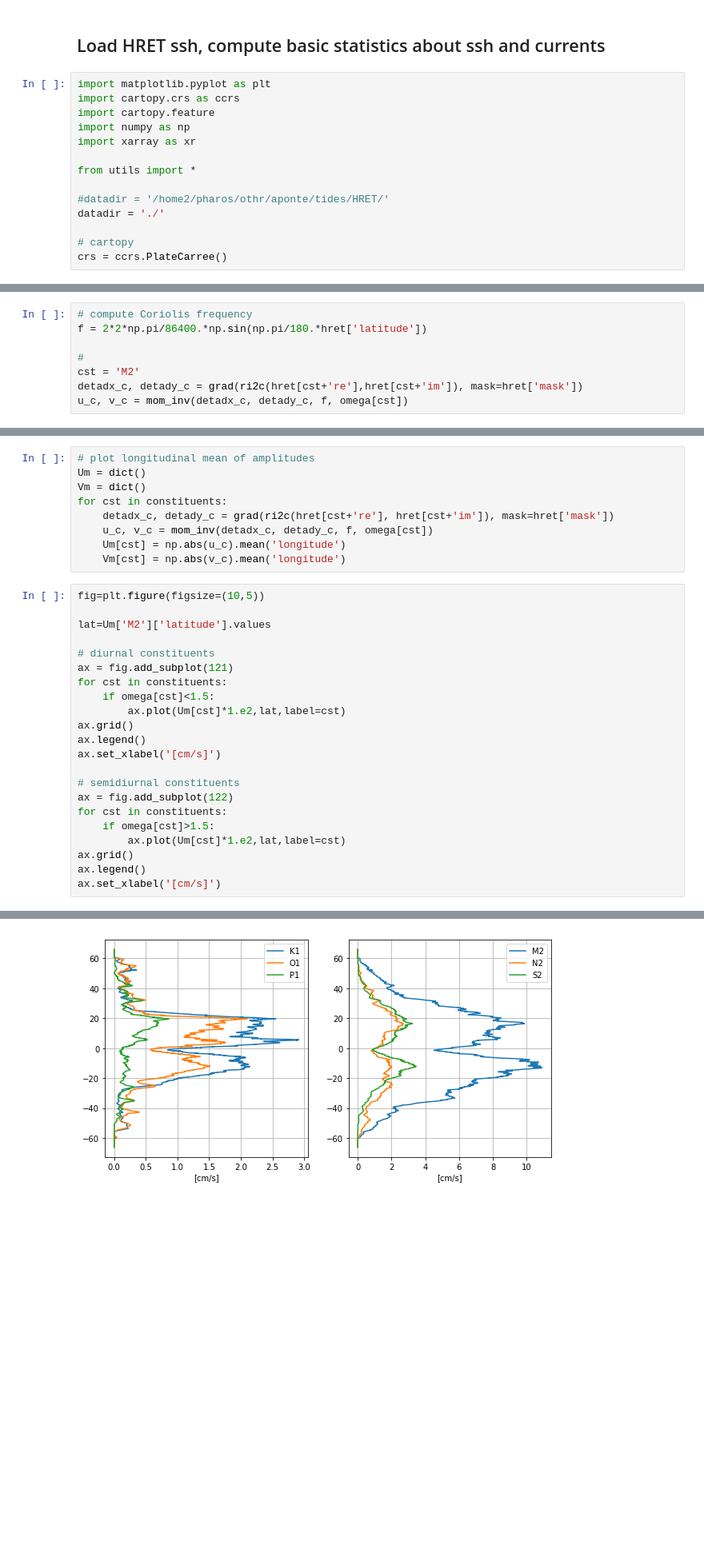
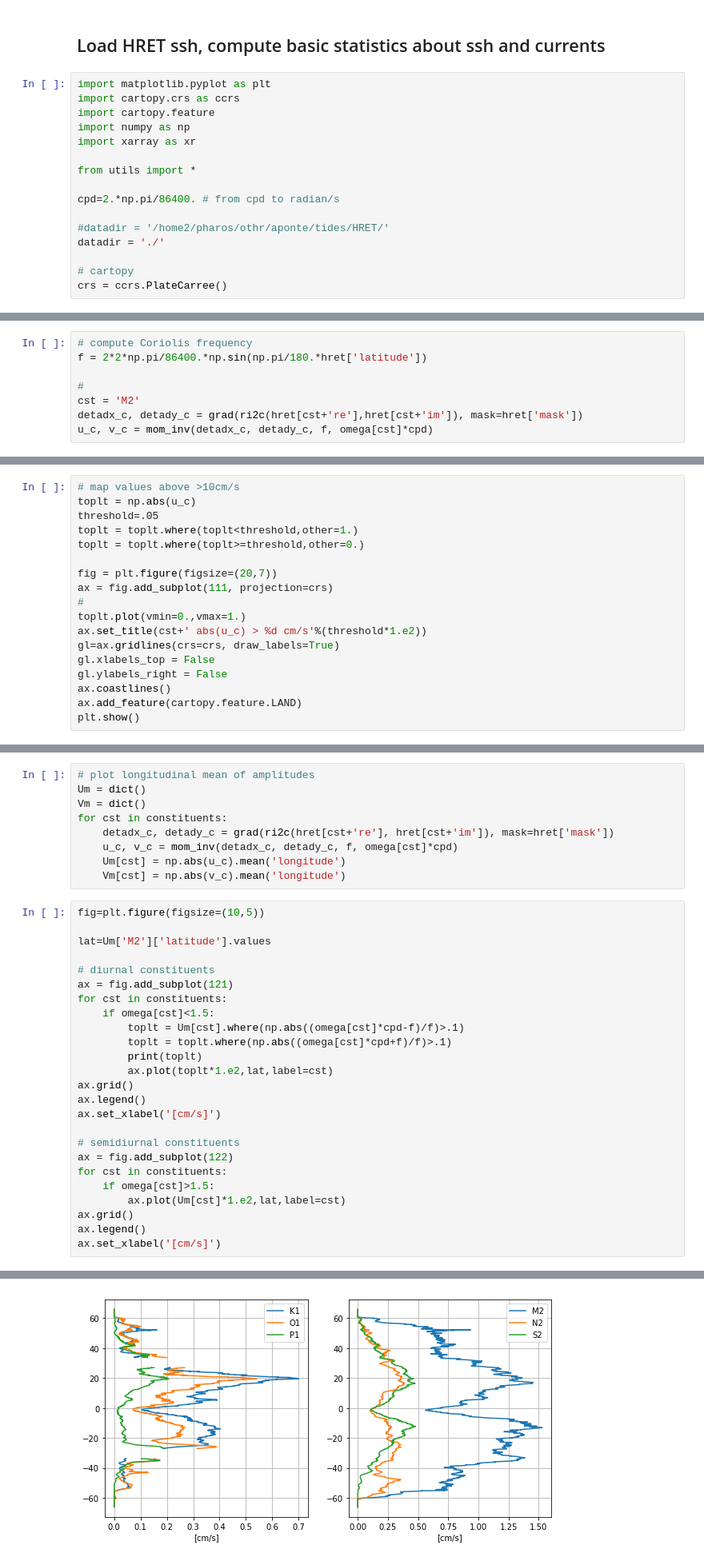
Before and after one commit to apatlpo/iwave_sst, a Jupyter notebook: tides/hret_ssh_uv.ipynb, the cells around one changed output, grey strips where cells are left out. Shown at 80% size. Cells and saved outputs as stored; diff of their text form; blank space fills up the shorter version.

```diff
--- a/tides/hret_ssh_uv.ipynb
+++ b/tides/hret_ssh_uv.ipynb
@@ -10,6 +10,8 @@ import xarray as xr
 
 from utils import *
 
+cpd=2.*np.pi/86400. # from cpd to radian/s
+
 #datadir = '/home2/pharos/othr/aponte/tides/HRET/'
 datadir = './'
 
@@ -123,7 +126,7 @@ f = 2*2*np.pi/86400.*np.sin(np.pi/180.*hret['latitude'])
 #
 cst = 'M2'
 detadx_c, detady_c = grad(ri2c(hret[cst+'re'],hret[cst+'im']), mask=hret['mask'])
-u_c, v_c = mom_inv(detadx_c, detady_c, f, omega[cst])
+u_c, v_c = mom_inv(detadx_c, detady_c, f, omega[cst]*cpd)
 # %%
 fig = plt.figure(figsize=(20,7))
 ax = fig.add_subplot(111, projection=crs)
@@ -141,0 +146,18 @@ plt.show()
+# %%
+# map values above >10cm/s
+toplt = np.abs(u_c)
+threshold=.05
+toplt = toplt.where(toplt<threshold,other=1.)
+toplt = toplt.where(toplt>=threshold,other=0.)
+
+fig = plt.figure(figsize=(20,7))
+ax = fig.add_subplot(111, projection=crs)
+#
+toplt.plot(vmin=0.,vmax=1.)
+ax.set_title(cst+' abs(u_c) > %d cm/s'%(threshold*1.e2))
+gl=ax.gridlines(crs=crs, draw_labels=True)
+gl.xlabels_top = False
+gl.ylabels_right = False
+ax.coastlines()
+ax.add_feature(cartopy.feature.LAND)
+plt.show()
@@ -145,7 +169,7 @@ Um = dict()
 Vm = dict()
 for cst in constituents:
     detadx_c, detady_c = grad(ri2c(hret[cst+'re'], hret[cst+'im']), mask=hret['mask'])
-    u_c, v_c = mom_inv(detadx_c, detady_c, f, omega[cst])
+    u_c, v_c = mom_inv(detadx_c, detady_c, f, omega[cst]*cpd)
     Um[cst] = np.abs(u_c).mean('longitude')
     Vm[cst] = np.abs(v_c).mean('longitude')
 # %%
@@ -157,7 +181,10 @@ lat=Um['M2']['latitude'].values
 ax = fig.add_subplot(121)
 for cst in constituents:
     if omega[cst]<1.5:
-        ax.plot(Um[cst]*1.e2,lat,label=cst)
+        toplt = Um[cst].where(np.abs((omega[cst]*cpd-f)/f)>.1)
+        toplt = toplt.where(np.abs((omega[cst]*cpd+f)/f)>.1)
+        print(toplt)
+        ax.plot(toplt*1.e2,lat,label=cst)
 ax.grid()
 ax.legend()
 ax.set_xlabel('[cm/s]')
@@ -175 +217 @@ Text(0.5,0,'[cm/s]')
-[figure, old version]
+[figure, new version]
```
Also changed, not shown: parts of 4 cells of this notebook, 1 other file.
